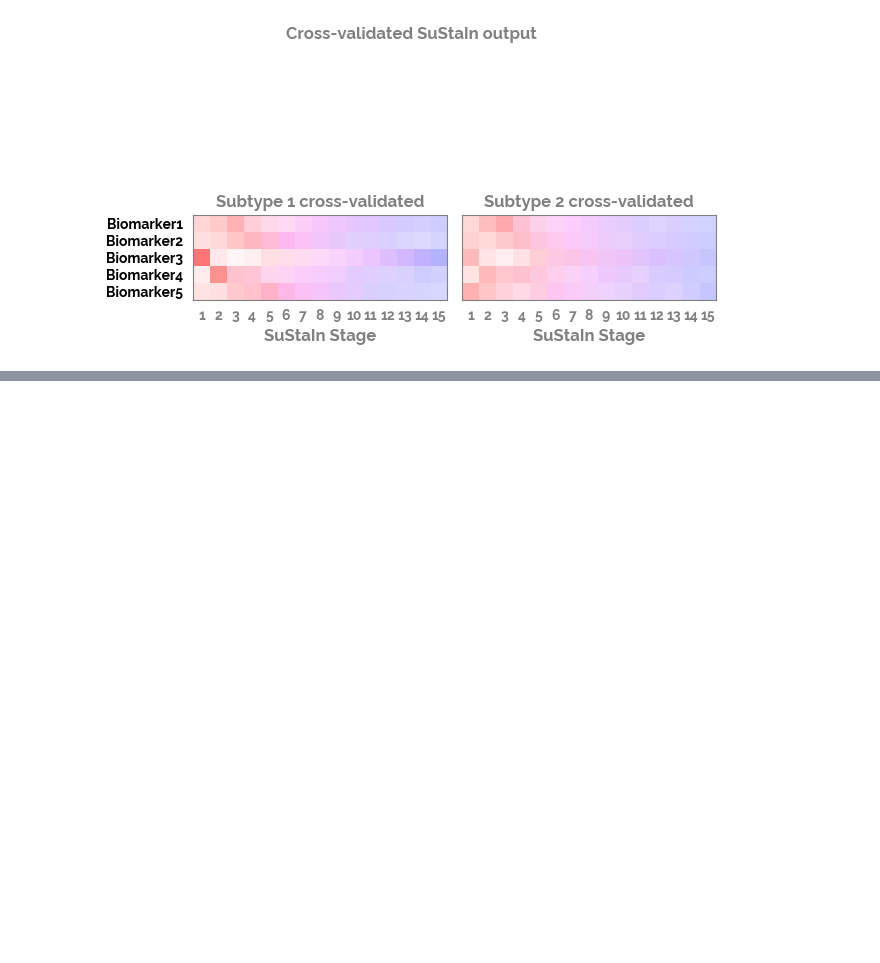
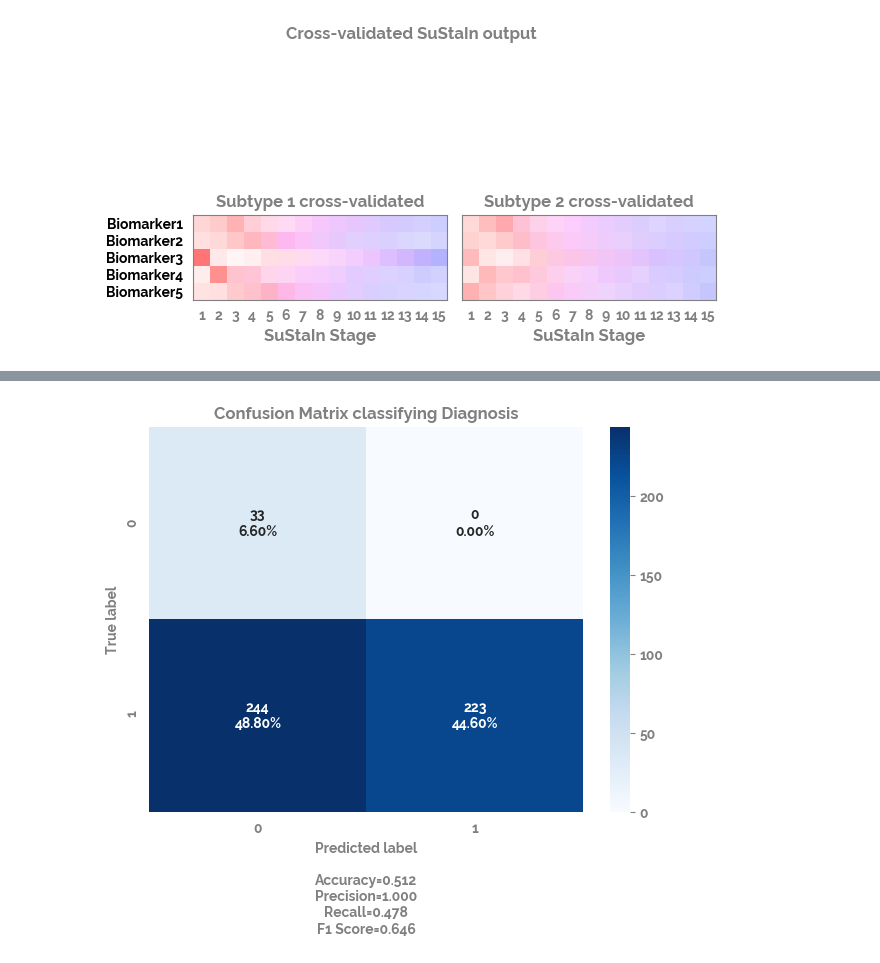
Before and after one commit to jameshtwose/Data-Science, a Jupyter notebook: Machine_learning/SuStaIn.ipynb, the cells around one changed output, grey strips where cells are left out. Cells and saved outputs as stored; diff of their text form; code cells hidden in the pictures; blank space fills up the shorter version.

Commit message:
updating SuStaIn notebook to include a ROC curve, and Confusion Matrix to summarise the unsupervised classification

```diff
--- a/Machine_learning/SuStaIn.ipynb
+++ b/Machine_learning/SuStaIn.ipynb
@@ -381,0 +400,6 @@ _ = plt.suptitle('Cross-validated SuStaIn output')
+# %%
+cf_matrix = confusion_matrix(y_true=zdata["Diagnosis"], y_pred=zdata["ml_subtype"])
+
+fig, ax = plot_confusion_matrix(cf=cf_matrix, title="Confusion Matrix classifying Diagnosis")
+# %% [output]
+[figure, added]
```
Also changed, not shown: parts of 4 cells of this notebook.
